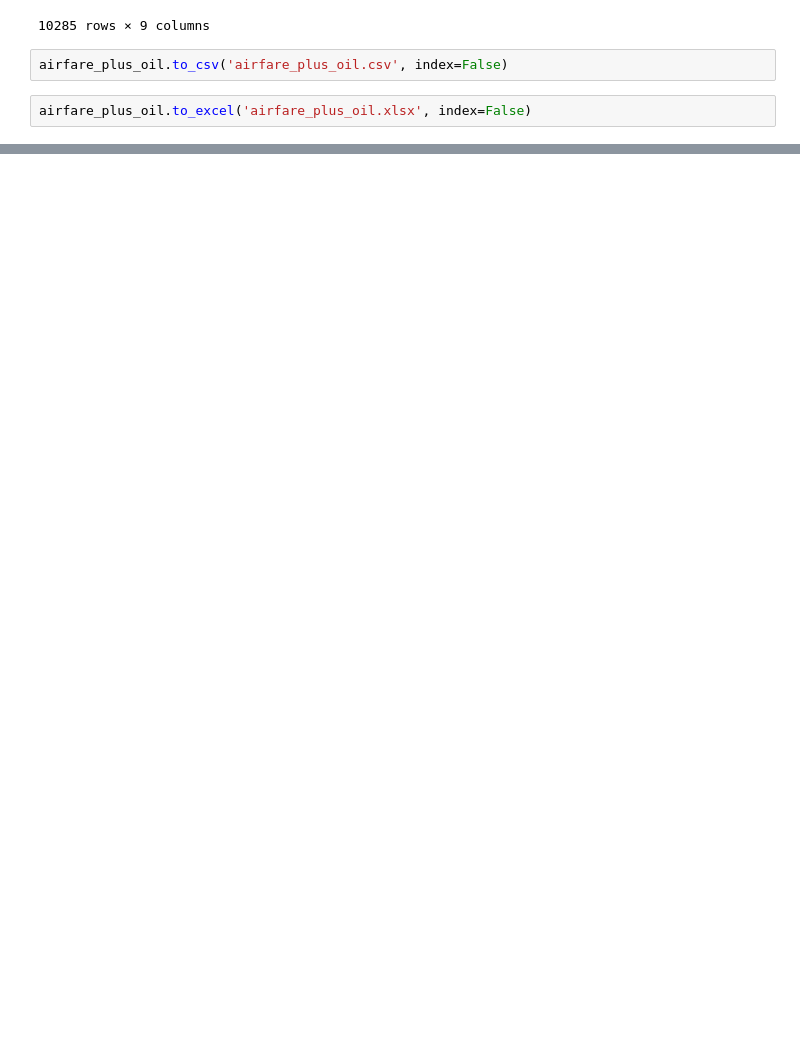
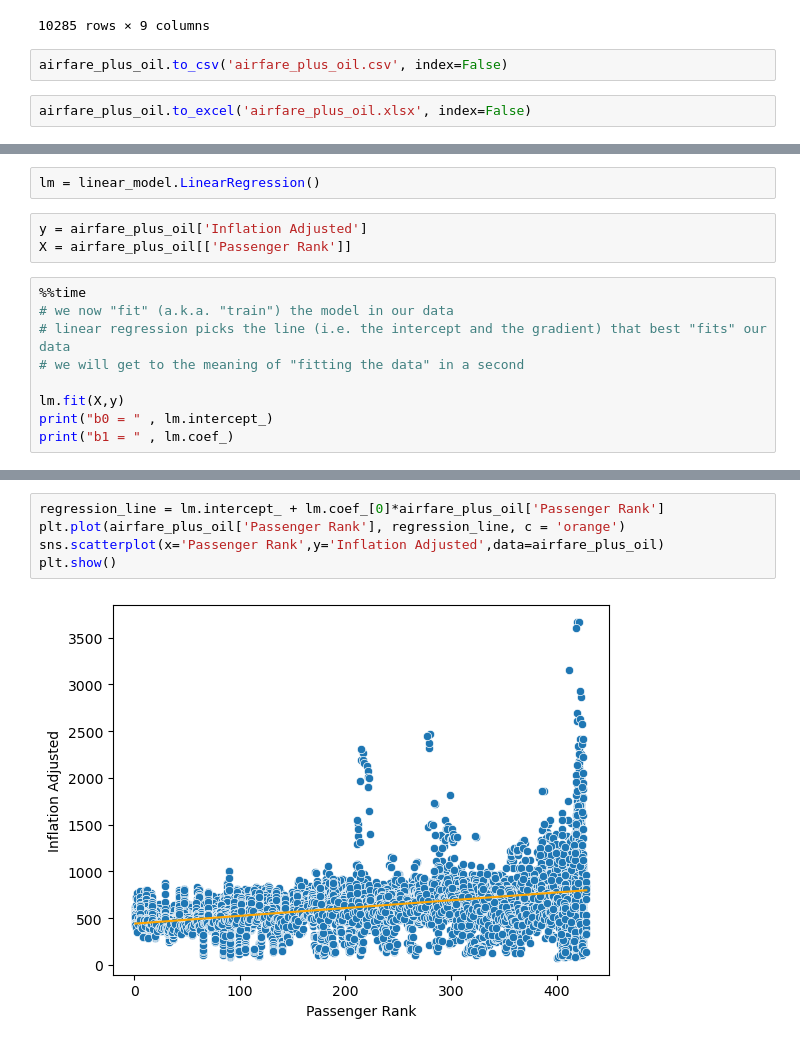
Before and after one commit to hteeter13/TeeterFinalProject, a Jupyter notebook: Data Analytics Final Project.ipynb, the cells around one changed output, grey strips where cells are left out. Drawn from its saved outputs; the diff is of its cells as text; blank space fills up the shorter version.

```diff
--- a/Data Analytics Final Project.ipynb
+++ b/Data Analytics Final Project.ipynb
@@ -1377,0 +1393,14 @@ airfare_plus_oil.to_excel('airfare_plus_oil.xlsx', index=False)
+# %%
+lm = linear_model.LinearRegression()
+# %%
+y = airfare_plus_oil['Inflation Adjusted']
+X = airfare_plus_oil[['Passenger Rank']]
+# %%
+%%time
+# we now "fit" (a.k.a. "train") the model in our data
+# linear regression picks the line (i.e. the intercept and the gradient) that best "fits" our data
+# we will get to the meaning of "fitting the data" in a second
+
+lm.fit(X,y)
+print("b0 = " , lm.intercept_)
+print("b1 = " , lm.coef_)
@@ -1377,0 +1412,7 @@ airfare_plus_oil.to_excel('airfare_plus_oil.xlsx', index=False)
+# %%
+regression_line = lm.intercept_ + lm.coef_[0]*airfare_plus_oil['Passenger Rank']
+plt.plot(airfare_plus_oil['Passenger Rank'], regression_line, c = 'orange')
+sns.scatterplot(x='Passenger Rank',y='Inflation Adjusted',data=airfare_plus_oil)
+plt.show()
+# %% [output]
+[figure, added]
```
Also changed, not shown: parts of 54 cells of this notebook.
